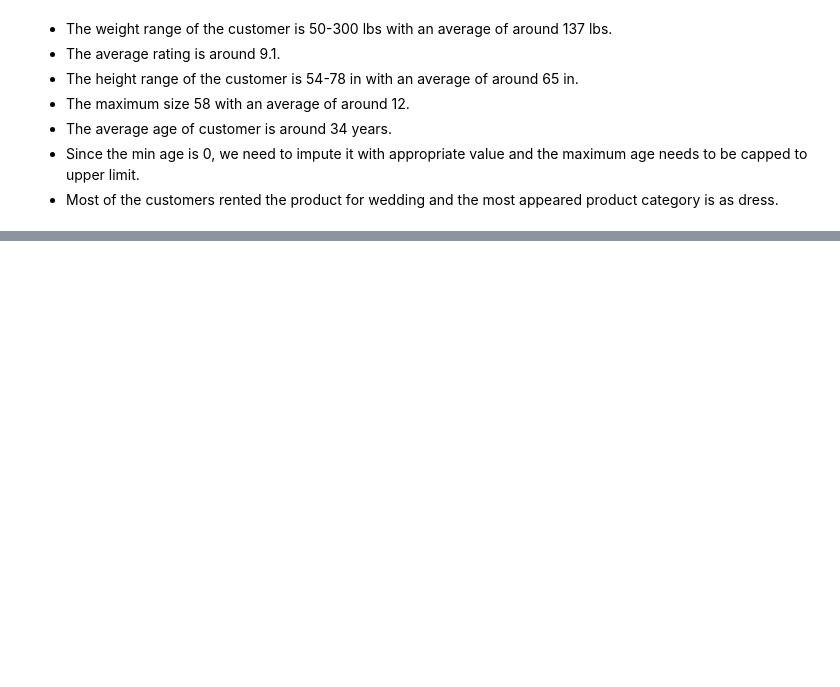
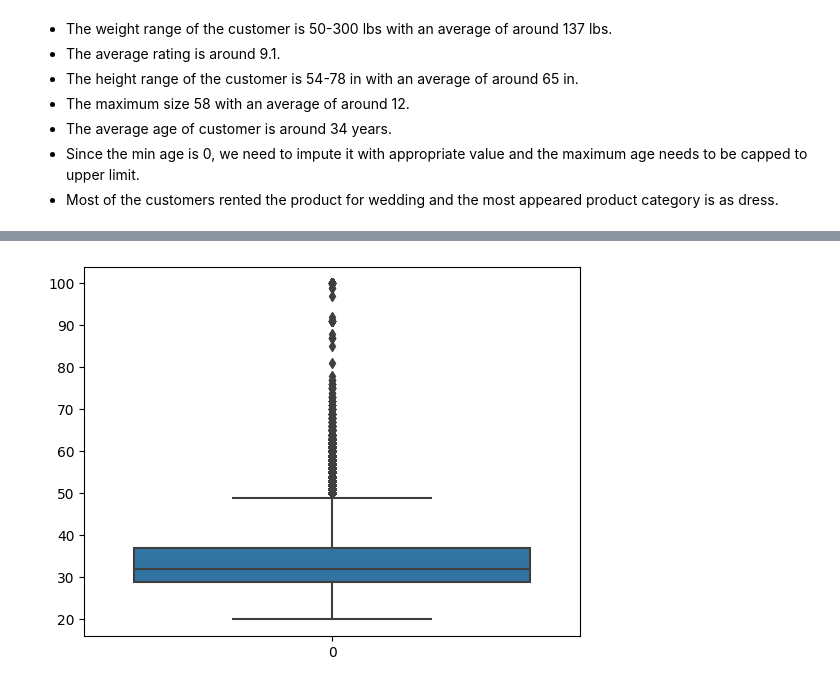
Before and after one commit to Akr27/GL-TempRepo, a Jupyter notebook: Project Code.ipynb, the cells around one changed output, grey strips where cells are left out. Drawn from its saved outputs; the diff is of its cells as text; code cells hidden in the pictures; blank space fills up the shorter version.

```diff
--- a/Project Code.ipynb
+++ b/Project Code.ipynb
@@ -347,0 +338,13 @@ Missing Data for each column:
+# %%
+## Using Capping method to treat the outliers in 'age' column
+
+# Capping minimum age
+df['age'] = pd.DataFrame(np.where(df['age']<=20,20,df['age']))
+
+# Capping maximum age
+df['age'] = pd.DataFrame(np.where(df['age']>=100,100,df['age']))
+# %%
+sns.boxplot(df['age'])
+plt.show()
+# %% [output]
+[figure, added]
```
Also changed, not shown: parts of 40 cells of this notebook.
